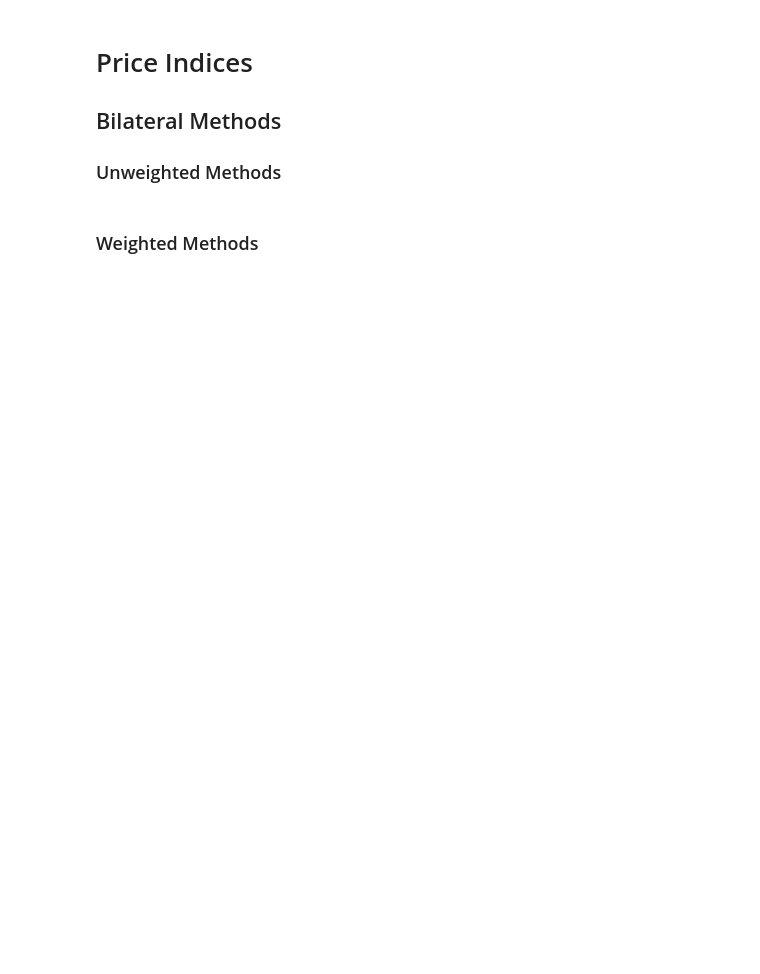
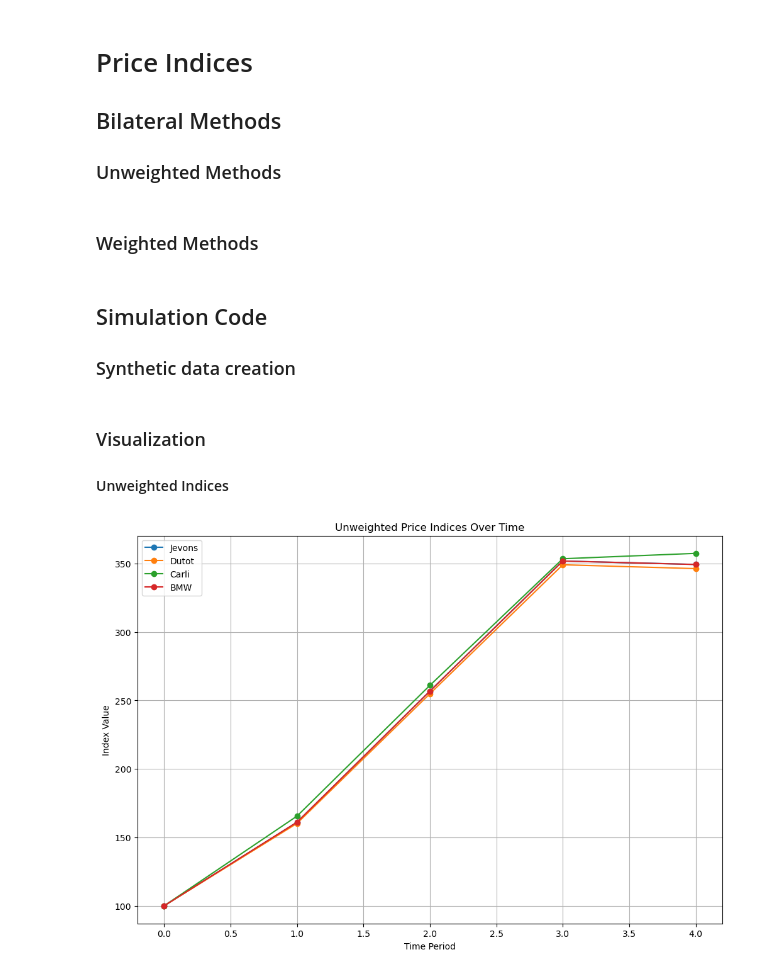
Before and after one commit to roman91DE/price_indices, a Jupyter notebook: price_indices.ipynb, the cells around one changed output. Cells and saved outputs as stored; diff of their text form; code cells hidden in the pictures; blank space fills up the shorter version.

Commit message:
added visualization and optimized build script

```diff
--- a/price_indices.ipynb
+++ b/price_indices.ipynb
@@ -263,0 +271,4 @@ def sato_vartia_index(prices_0: Dict[str, float], prices_t: Dict[str, float], qu
+# %% [markdown]
+## Simulation Code
+
+### Synthetic data creation
@@ -263,0 +311,29 @@ def sato_vartia_index(prices_0: Dict[str, float], prices_t: Dict[str, float], qu
+# %% [markdown]
+### Visualization
+
+#### Unweighted Indices
+# %%
+# Unweighted index calculation functions are assumed to be defined already
+
+# Initialize unweighted indices
+unweighted_indices = {
+    "Jevons": [100.0],  # Start with 100.0 for the base period
+    "Dutot": [100.0],   # Start with 100.0 for the base period
+    "Carli": [100.0],   # Start with 100.0 for the base period
+    "BMW": [100.0]      # Start with 100.0 for the base period
+}
+
+# Calculate unweighted indices for each time period
+for t in time_periods[1:]:
+    prices_0, _ = get_data_for_period(prices_data, quantities_data, 0)
+    prices_t, _ = get_data_for_period(prices_data, quantities_data, t)
+
+    unweighted_indices["Jevons"].append(jevons_index(prices_0, prices_t))
+    unweighted_indices["Dutot"].append(dutot_index(prices_0, prices_t))
+    unweighted_indices["Carli"].append(carli_index(prices_0, prices_t))
+    unweighted_indices["BMW"].append(bmw_index(prices_0, prices_t))
+
+# Plot unweighted indices
+plot_indices(time_periods, unweighted_indices, "Unweighted Price Indices Over Time")
+# %% [output]
+[figure, added]
```
Also changed, not shown: parts of 5 cells of this notebook, 3 other files.
